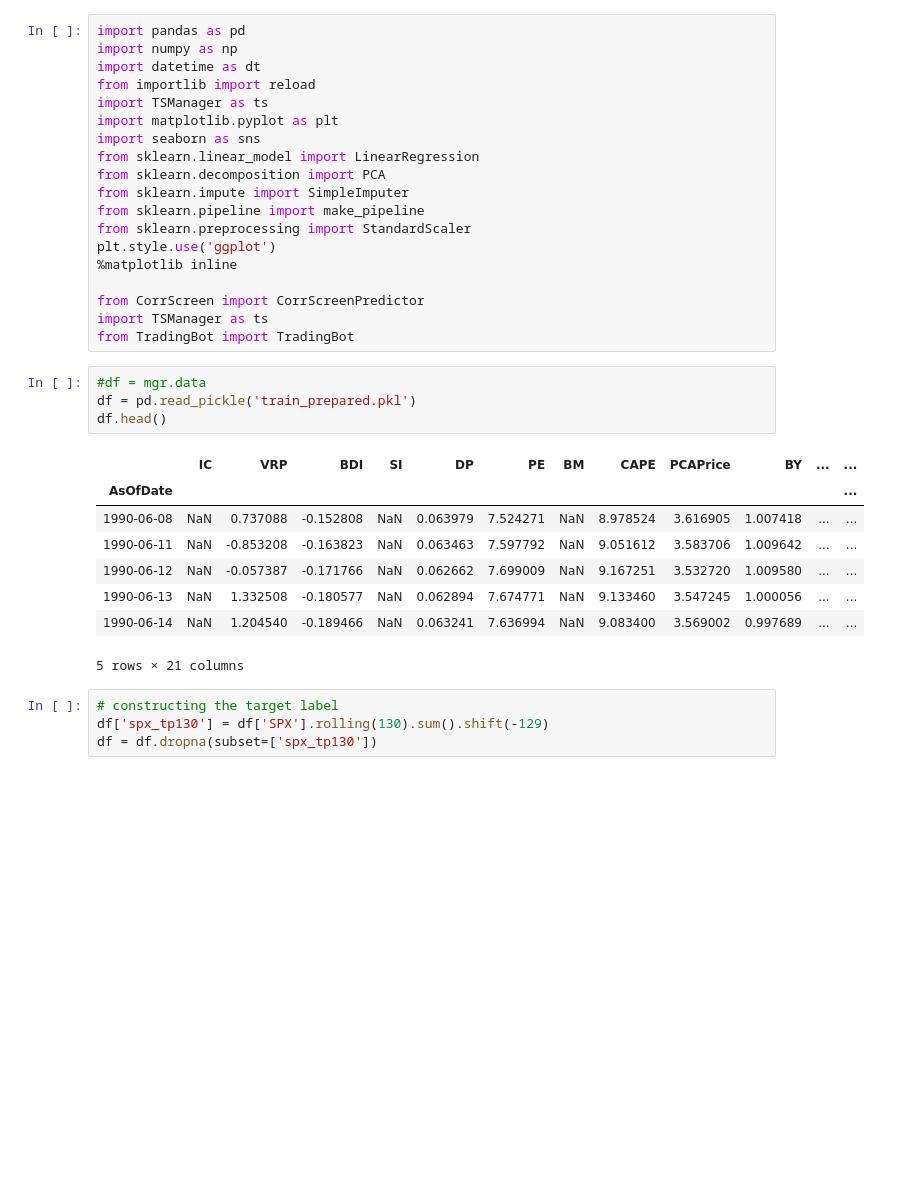
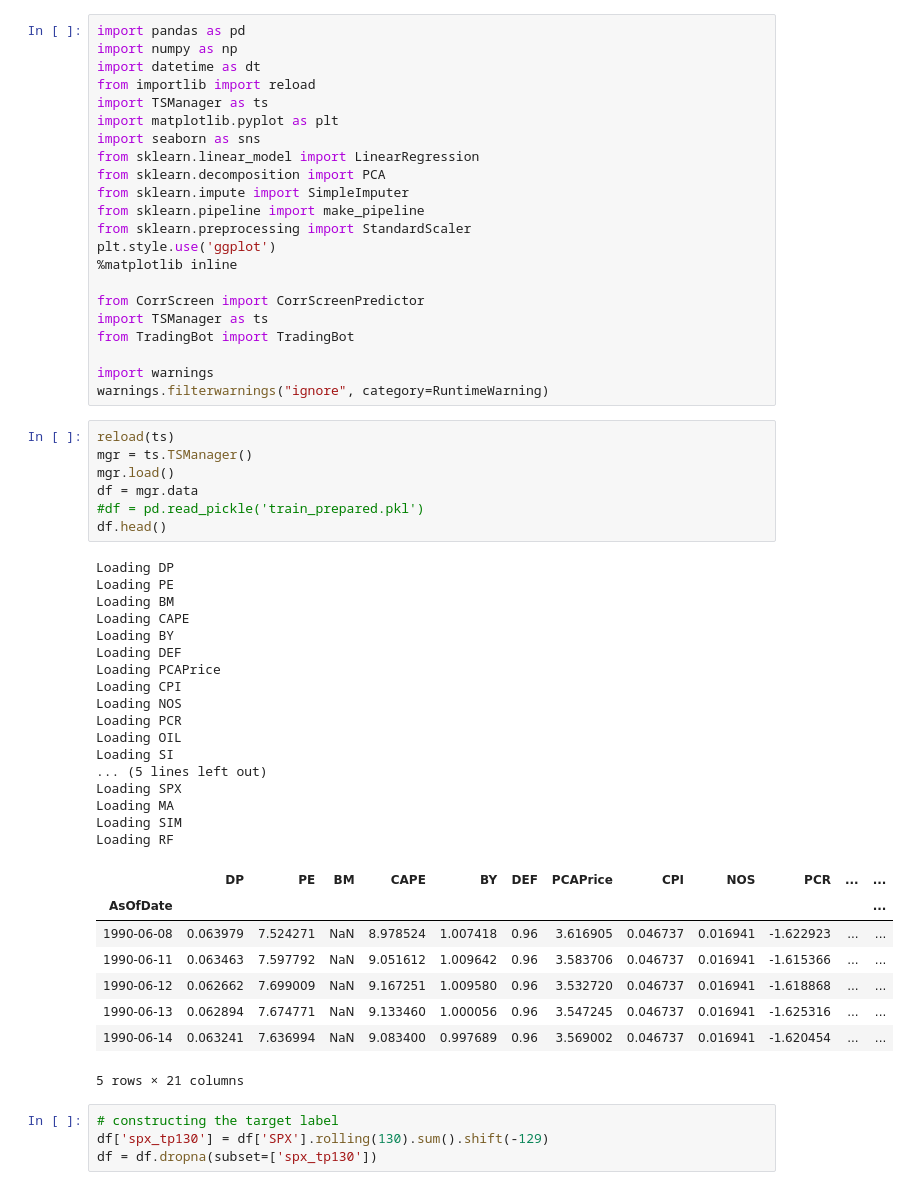
Before and after one commit to rmfeng/dsqfltproject, a Jupyter notebook: corr_screening_regression.ipynb, the cells around one changed output. Saved outputs shown, nothing was run; the diff lists cells and outputs as text; blank space fills up the shorter version.

```diff
--- a/corr_screening_regression.ipynb
+++ b/corr_screening_regression.ipynb
@@ -17,19 +17,42 @@ plt.style.use('ggplot')
 from CorrScreen import CorrScreenPredictor
 import TSManager as ts
 from TradingBot import TradingBot
+
+import warnings
+warnings.filterwarnings("ignore", category=RuntimeWarning)
 # %%
-#df = mgr.data
-df = pd.read_pickle('train_prepared.pkl')
+reload(ts)
+mgr = ts.TSManager()
+mgr.load()
+df = mgr.data
+#df = pd.read_pickle('train_prepared.pkl')
 df.head()
 # %% [output]
+Loading DP
+Loading PE
+Loading BM
+Loading CAPE
+Loading BY
+Loading DEF
+Loading PCAPrice
+Loading CPI
+Loading NOS
+Loading PCR
+Loading OIL
+Loading SI
+... (5 lines left out)
+Loading SPX
+Loading MA
+Loading SIM
+Loading RF
-|  | IC | VRP | BDI | SI | DP | PE | BM | CAPE | PCAPrice | BY | ... | ... |
+|  | DP | PE | BM | CAPE | BY | DEF | PCAPrice | CPI | NOS | PCR | ... | ... |
 | AsOfDate |  |  |  |  |  |  |  |  |  |  |  | ... |
-| 1990-06-08 | NaN | 0.737088 | -0.152808 | NaN | 0.063979 | 7.524271 | NaN | 8.978524 | 3.616905 | 1.007418 | ... | ... |
-| 1990-06-11 | NaN | -0.853208 | -0.163823 | NaN | 0.063463 | 7.597792 | NaN | 9.051612 | 3.583706 | 1.009642 | ... | ... |
-| 1990-06-12 | NaN | -0.057387 | -0.171766 | NaN | 0.062662 | 7.699009 | NaN | 9.167251 | 3.532720 | 1.009580 | ... | ... |
-| 1990-06-13 | NaN | 1.332508 | -0.180577 | NaN | 0.062894 | 7.674771 | NaN | 9.133460 | 3.547245 | 1.000056 | ... | ... |
-| 1990-06-14 | NaN | 1.204540 | -0.189466 | NaN | 0.063241 | 7.636994 | NaN | 9.083400 | 3.569002 | 0.997689 | ... | ... |
+| 1990-06-08 | 0.063979 | 7.524271 | NaN | 8.978524 | 1.007418 | 0.96 | 3.616905 | 0.046737 | 0.016941 | -1.622923 | ... | ... |
+| 1990-06-11 | 0.063463 | 7.597792 | NaN | 9.051612 | 1.009642 | 0.96 | 3.583706 | 0.046737 | 0.016941 | -1.615366 | ... | ... |
+| 1990-06-12 | 0.062662 | 7.699009 | NaN | 9.167251 | 1.009580 | 0.96 | 3.532720 | 0.046737 | 0.016941 | -1.618868 | ... | ... |
+| 1990-06-13 | 0.062894 | 7.674771 | NaN | 9.133460 | 1.000056 | 0.96 | 3.547245 | 0.046737 | 0.016941 | -1.625316 | ... | ... |
+| 1990-06-14 | 0.063241 | 7.636994 | NaN | 9.083400 | 0.997689 | 0.96 | 3.569002 | 0.046737 | 0.016941 | -1.620454 | ... | ... |
-5 rows × 21 columns
+5 rows × 21 columns
 # %%
 # constructing the target label
 df['spx_tp130'] = df['SPX'].rolling(130).sum().shift(-129)
```
Also changed, not shown: parts of 5 cells of this notebook, 6 other files.
